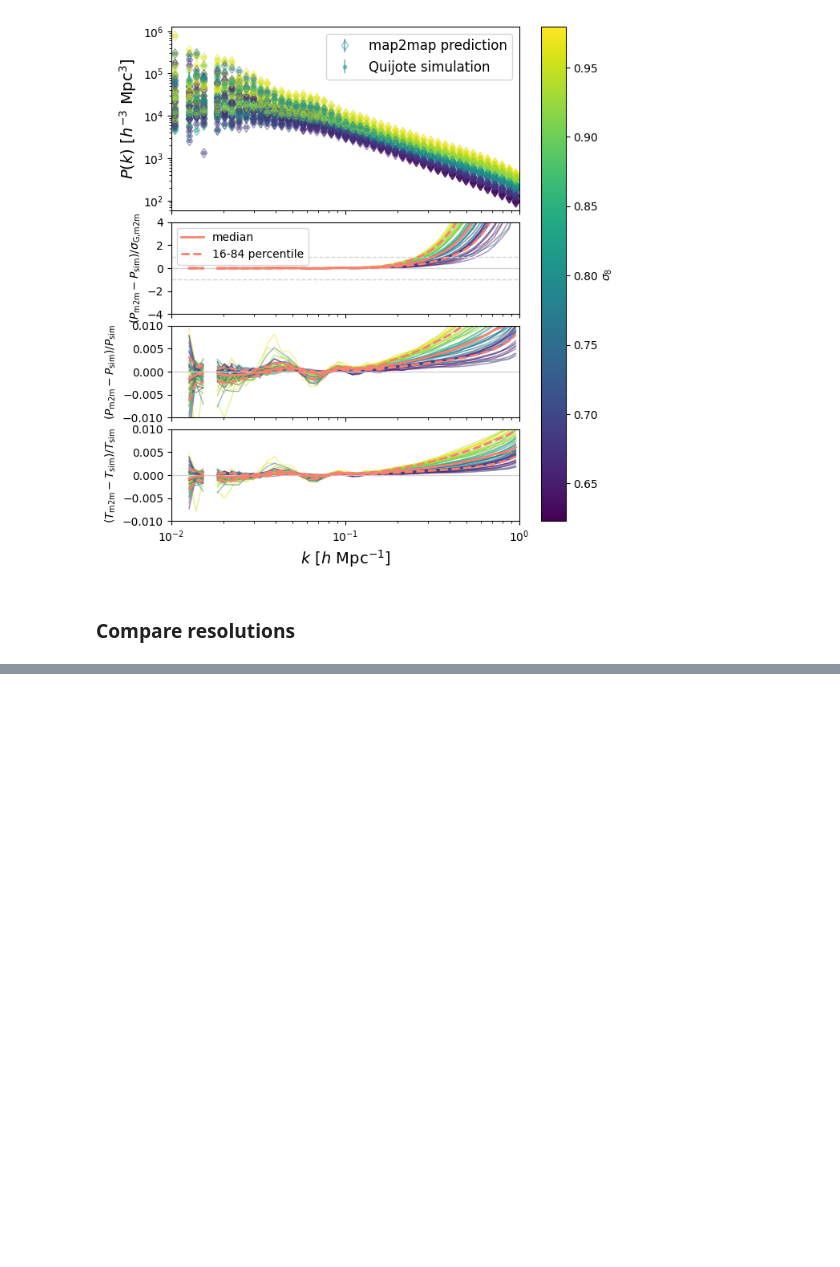
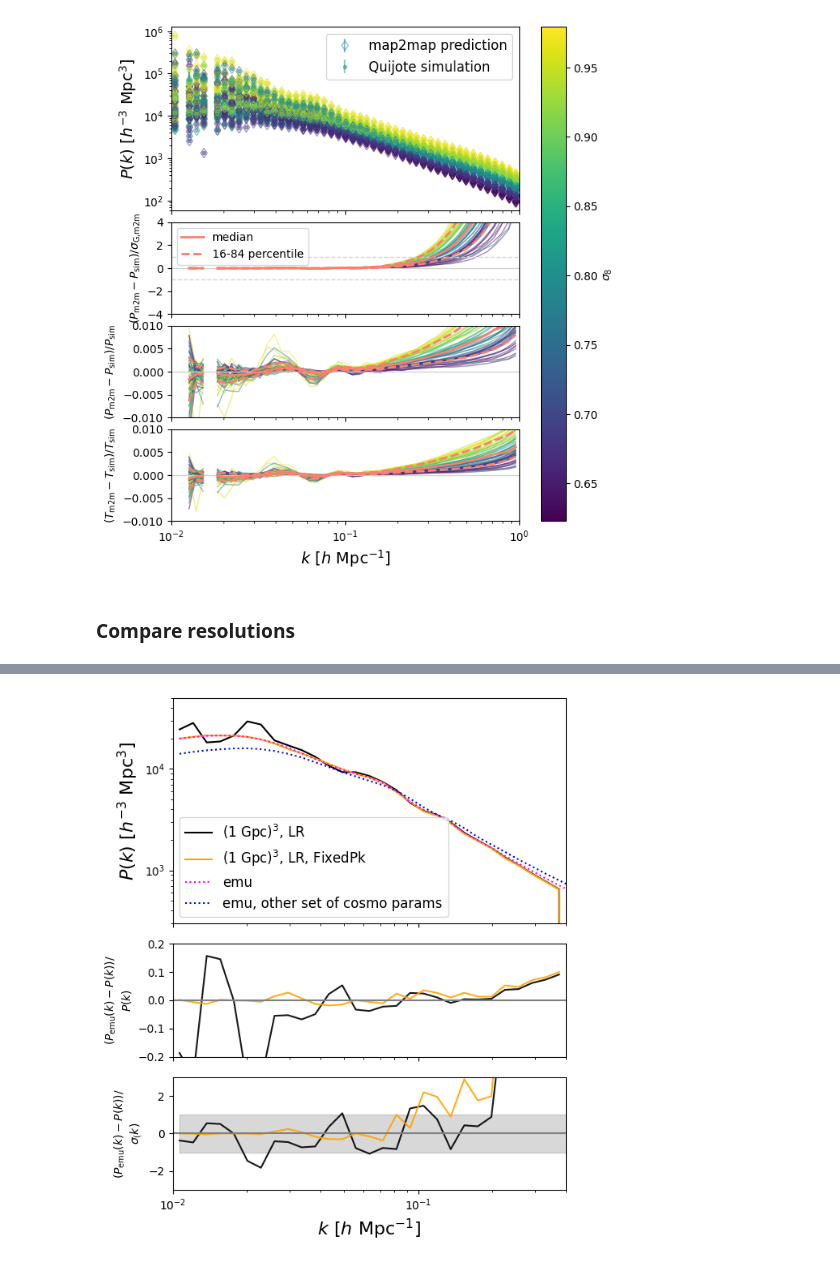
Before and after one commit to kstoreyf/muchisimocks, a Jupyter notebook: notebooks/2024-04-03_check_map2map.ipynb, the cells around one changed output, grey strips where cells are left out. Saved outputs shown, nothing was run; the diff lists cells and outputs as text; code cells hidden in the pictures; blank space fills up the shorter version.

Commit message:
checking fixedpk LPT sim

```diff
--- a/notebooks/2024-04-03_check_map2map.ipynb
+++ b/notebooks/2024-04-03_check_map2map.ipynb
@@ -1265,0 +1290,3 @@ mpl.pyplot.show()
+# %%
+pk_obj = np.load(fn_pk_lr, allow_pickle=True).item()
+k = pk_obj['k']
@@ -1265,0 +1347,57 @@ mpl.pyplot.show()
+# %%
+fns_pk = [fn_pk_lr, fn_pk_fixed]
+colors = ['black', 'orange']
+labels = [r'(1 Gpc)$^3$, LR',
+          r'(1 Gpc)$^3$, LR, FixedPk']
+
+nrows, ncols = 3, 1
+fig, axarr = plt.subplots(nrows, ncols, figsize=(6,7), sharex=True, height_ratios=[2,1,1])
+plt.subplots_adjust(hspace=0.01)
+ax, ax1, ax2 = axarr
+
+pks = []
+errGs = []
+for i in range(len(fns_pk)):
+#for i in [2]:
+    pk_obj = np.load(fns_pk[i], allow_pickle=True).item()
+    pk = pk_obj['pk']
+    pks.append(pk)
+    kk = pk_obj['k']
+    errG = pk_obj['pk_gaussian_error']
+    errGs.append(errG)
+    ax.plot(kk, pk, label=labels[i], color=colors[i])
+
+    ax1.plot(kk, (pk_emu-pk)/pk, ls='-', alpha=alpha, color=colors[i])
+    ax2.plot(kk, (pk_emu-pk)/errG, ls='-', alpha=alpha, color=colors[i])
+
+ax.plot(kk, pk_emu, label='emu', color='magenta', ls=':')
+ax.plot(kk, pk_emu_othercosmo, label='emu, other set of cosmo params', color='blue', ls=':')
+
+alpha = 0.9
+ax1.axhline(0.0, color='grey')
+
+#ax2.plot(kk, (pks[0]-pks[1])/errGs[0], ls='-', alpha=alpha, color=colors[0])
+ax2.axhline(0.0, color='grey')
+ax2.fill_between(kk, -1, 1, color='grey', alpha=0.3)
+
+plt.xlabel(r'$k \,\, [h \,\, {\rm Mpc}^{-1}]$', fontsize=16)
+
+ax.set_ylabel(r'$P(k) \,\, [h^{-3} \,\, {\rm Mpc}^3]$', fontsize=16)
+ax1.set_ylabel(r'$(P_\text{emu}(k)-P(k))/$'+'\n'+r'$P(k)$')
+ax2.set_ylabel(r'$(P_\text{emu}(k)-P(k))/$'+'\n'+r'$\sigma_(k)$')
+
+plt.xlim(1e-2, 0.4)
+plt.xscale('log')
+ax.set_yscale('log')
+
+ax.set_ylim(3e2, 5e4)
+ax1.set_ylim(-0.2, 0.2)
+ax2.set_ylim(-3, 3)
+
+ax.legend(fontsize=12)
+
+
+mpl.pyplot.tight_layout()
+mpl.pyplot.show()
+# %% [output]
+[figure, added]
```
Also changed, not shown: parts of 5 cells of this notebook, 2 other files.
